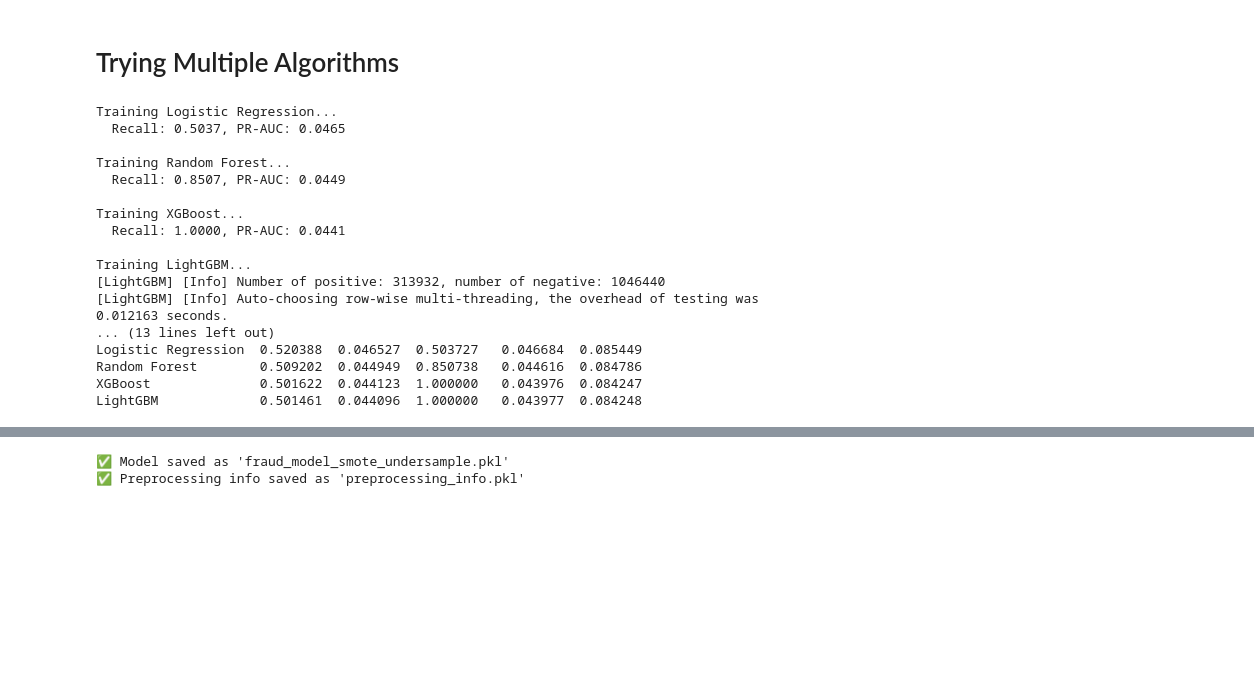
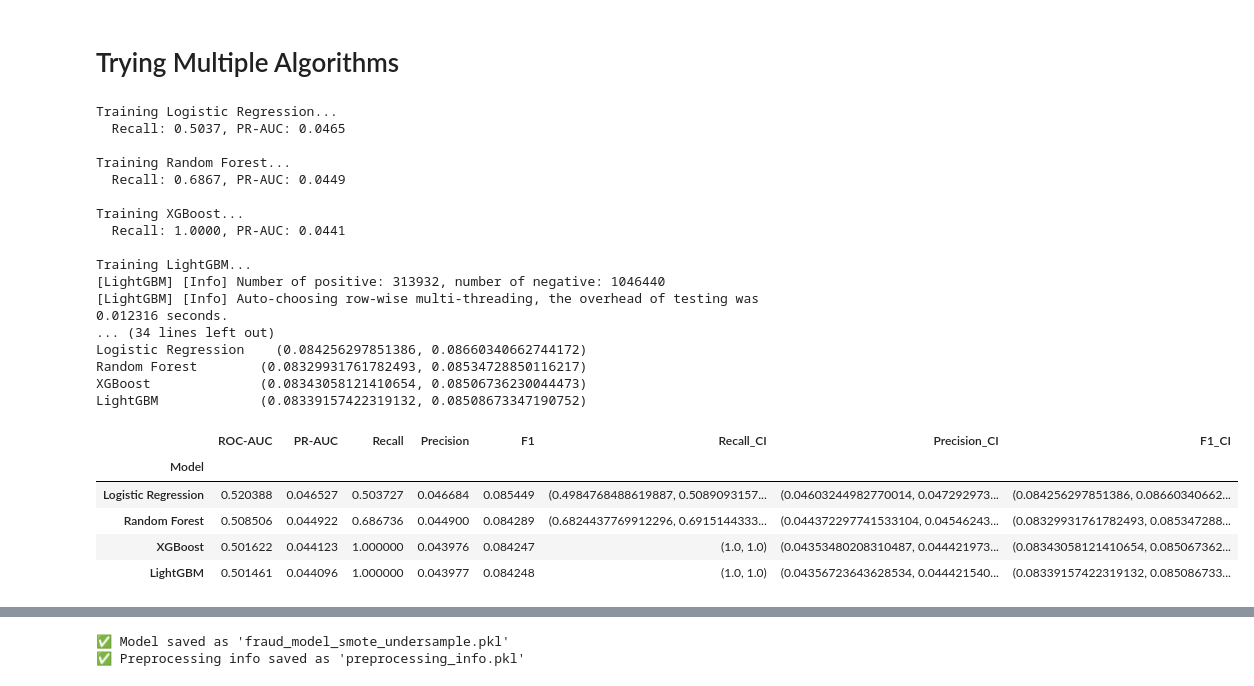
Before and after one commit to mlopezza/financial_fraud_detection_project, a Jupyter notebook: models/model_2b.ipynb, the cells around one changed output, grey strips where cells are left out. Saved outputs shown, nothing was run; the diff lists cells and outputs as text; code cells hidden in the pictures; blank space fills up the shorter version.

```diff
--- a/models/model_2b.ipynb
+++ b/models/model_2b.ipynb
@@ -538,10 +557,22 @@ plt.show()
 # %%
 # Trying Multiple Algorithms
 # Test different algorithms for imbalanced data
-from sklearn.ensemble import RandomForestClassifier
-from xgboost import XGBClassifier
-from lightgbm import LGBMClassifier
+# Bootstrap Confidence Interval Function
 
+def bootstrap_ci(y_true, y_pred, metric_func, n_bootstrap=1000, alpha=0.05):
+    """Compute bootstrap confidence interval for any classification metric."""
+    stats = []
+    n = len(y_true)
+
+    for _ in range(n_bootstrap):
+        idx = np.random.choice(n, n, replace=True)
+        stats.append(metric_func(y_true[idx], y_pred[idx]))
+
+    lower = np.percentile(stats, 100 * (alpha / 2))
+    upper = np.percentile(stats, 100 * (1 - alpha / 2))
+    return (lower, upper)
+
+# Model Definitions
 models = {
     'Logistic Regression': LogisticRegression(
         random_state=42, class_weight='balanced', max_iter=1000, n_jobs=-1
@@ -565,6 +596,7 @@ models = {
     )
 }
 
+# Training Loop
 results = []
 for name, model in models.items():
     print(f"\nTraining {name}...")
@@ -583,13 +615,27 @@ for name, model in models.items():
     y_pred_proba = pipeline.predict_proba(X_test)[:, 1]
 
     # Calculate metrics
+    roc_auc = roc_auc_score(y_test, y_pred_proba)
+    pr_auc = average_precision_score(y_test, y_pred_proba)
+    recall = recall_score(y_test, y_pred)
+    precision = precision_score(y_test, y_pred)
+    f1 = f1_score(y_test, y_pred)
+
+    # Confidence intervals (bootstrap)
+    ci_recall = bootstrap_ci(y_test.values, y_pred, recall_score)
+    ci_precision = bootstrap_ci(y_test.values, y_pred, precision_score)
+    ci_f1 = bootstrap_ci(y_test.values, y_pred, f1_score)
+
     metrics = {
         'Model': name,
-        'ROC-AUC': roc_auc_score(y_test, y_pred_proba),
-        'PR-AUC': average_precision_score(y_test, y_pred_proba),
-        'Recall': recall_score(y_test, y_pred),
-        'Precision': precision_score(y_test, y_pred),
-        'F1': f1_score(y_test, y_pred)
+        'ROC-AUC': roc_auc,
+        'PR-AUC': pr_auc,
+        'Recall': recall,
+        'Precision': precision,
+        'F1': f1,
+        'Recall_CI': ci_recall,
+        'Precision_CI': ci_precision,
+        'F1_CI': ci_f1
     }
     results.append(metrics)
 
@@ -606,16 +652,25 @@ Training Logistic Regression...
   Recall: 0.5037, PR-AUC: 0.0465
 
 Training Random Forest...
-  Recall: 0.8507, PR-AUC: 0.0449
+  Recall: 0.6867, PR-AUC: 0.0449
 
 Training XGBoost...
   Recall: 1.0000, PR-AUC: 0.0441
 
 Training LightGBM...
 [LightGBM] [Info] Number of positive: 313932, number of negative: 1046440
-[LightGBM] [Info] Auto-choosing row-wise multi-threading, the overhead of testing was 0.012163 seconds.
-... (13 lines left out)
-Logistic Regression  0.520388  0.046527  0.503727   0.046684  0.085449
-Random Forest        0.509202  0.044949  0.850738   0.044616  0.084786
-XGBoost              0.501622  0.044123  1.000000   0.043976  0.084247
-LightGBM             0.501461  0.044096  1.000000   0.043977  0.084248
+[LightGBM] [Info] Auto-choosing row-wise multi-threading, the overhead of testing was 0.012316 seconds.
+... (34 lines left out)
+Logistic Regression    (0.084256297851386, 0.08660340662744172)
+Random Forest        (0.08329931761782493, 0.08534728850116217)
+XGBoost              (0.08343058121410654, 0.08506736230044473)
+LightGBM             (0.08339157422319132, 0.08508673347190752)
+# %%
+results_df
+# %% [output]
+|  | ROC-AUC | PR-AUC | Recall | Precision | F1 | Recall_CI | Precision_CI | F1_CI |
+| Model |  |  |  |  |  |  |  |  |
+| Logistic Regression | 0.520388 | 0.046527 | 0.503727 | 0.046684 | 0.085449 | (0.4984768488619887, 0.5089093157... | (0.04603244982770014, 0.047292973... | (0.084256297851386, 0.08660340662... |
+| Random Forest | 0.508506 | 0.044922 | 0.686736 | 0.044900 | 0.084289 | (0.6824437769912296, 0.6915144333... | (0.044372297741533104, 0.04546243... | (0.08329931761782493, 0.085347288... |
+| XGBoost | 0.501622 | 0.044123 | 1.000000 | 0.043976 | 0.084247 | (1.0, 1.0) | (0.04353480208310487, 0.044421973... | (0.08343058121410654, 0.085067362... |
+| LightGBM | 0.501461 | 0.044096 | 1.000000 | 0.043977 | 0.084248 | (1.0, 1.0) | (0.04356723643628534, 0.044421540... | (0.08339157422319132, 0.085086733... |
```
Also changed, not shown: parts of 7 cells of this notebook, 3 other files.
